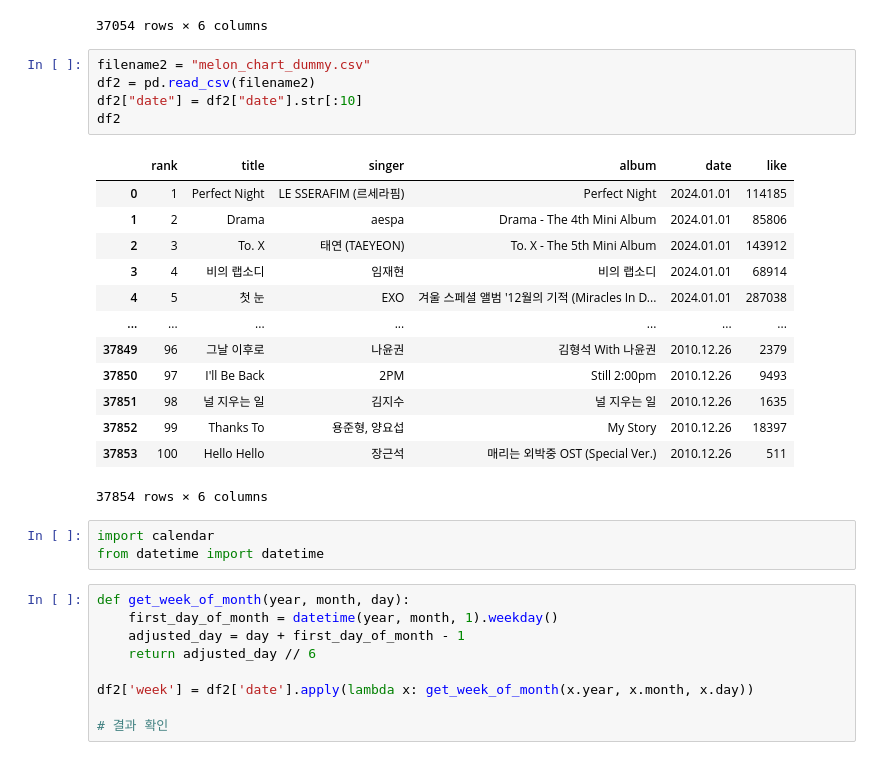
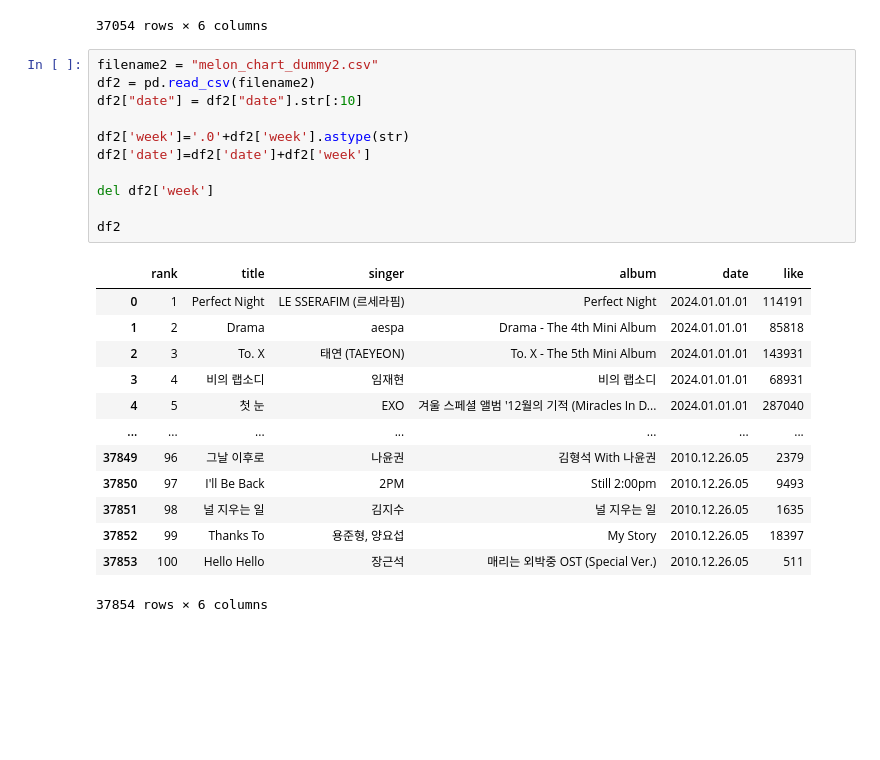
Before and after one commit to zjacom/Seasonal-songs, a Jupyter notebook: test_youngjun.ipynb, the cells around one changed output. Saved outputs shown, nothing was run; the diff lists cells and outputs as text; blank space fills up the shorter version.

```diff
--- a/test_youngjun.ipynb
+++ b/test_youngjun.ipynb
@@ -149,33 +149,27 @@ df
 | 37053 | 100 | Hello Hello | 장근석 | 매리는 외박중 OST (Special Ver.) | 2010.12.26.05 | 511 |
 37054 rows × 6 columns
 # %%
-filename2 = "melon_chart_dummy.csv"
+filename2 = "melon_chart_dummy2.csv"
 df2 = pd.read_csv(filename2)
 df2["date"] = df2["date"].str[:10]
+
+df2['week']='.0'+df2['week'].astype(str)
+df2['date']=df2['date']+df2['week']
+
+del df2['week']
+
 df2
 # %% [output]
 |  | rank | title | singer | album | date | like |
-| 0 | 1 | Perfect Night | LE SSERAFIM (르세라핌) | Perfect Night | 2024.01.01 | 114185 |
-| 1 | 2 | Drama | aespa | Drama - The 4th Mini Album | 2024.01.01 | 85806 |
-| 2 | 3 | To. X | 태연 (TAEYEON) | To. X - The 5th Mini Album | 2024.01.01 | 143912 |
-| 3 | 4 | 비의 랩소디 | 임재현 | 비의 랩소디 | 2024.01.01 | 68914 |
-| 4 | 5 | 첫 눈 | EXO | 겨울 스페셜 앨범 '12월의 기적 (Miracles In D... | 2024.01.01 | 287038 |
+| 0 | 1 | Perfect Night | LE SSERAFIM (르세라핌) | Perfect Night | 2024.01.01.01 | 114191 |
+| 1 | 2 | Drama | aespa | Drama - The 4th Mini Album | 2024.01.01.01 | 85818 |
+| 2 | 3 | To. X | 태연 (TAEYEON) | To. X - The 5th Mini Album | 2024.01.01.01 | 143931 |
+| 3 | 4 | 비의 랩소디 | 임재현 | 비의 랩소디 | 2024.01.01.01 | 68931 |
+| 4 | 5 | 첫 눈 | EXO | 겨울 스페셜 앨범 '12월의 기적 (Miracles In D... | 2024.01.01.01 | 287040 |
 | ... | ... | ... | ... | ... | ... | ... |
-| 37849 | 96 | 그날 이후로 | 나윤권 | 김형석 With 나윤권 | 2010.12.26 | 2379 |
-| 37850 | 97 | I'll Be Back | 2PM | Still 2:00pm | 2010.12.26 | 9493 |
-| 37851 | 98 | 널 지우는 일 | 김지수 | 널 지우는 일 | 2010.12.26 | 1635 |
-| 37852 | 99 | Thanks To | 용준형, 양요섭 | My Story | 2010.12.26 | 18397 |
-| 37853 | 100 | Hello Hello | 장근석 | 매리는 외박중 OST (Special Ver.) | 2010.12.26 | 511 |
+| 37849 | 96 | 그날 이후로 | 나윤권 | 김형석 With 나윤권 | 2010.12.26.05 | 2379 |
+| 37850 | 97 | I'll Be Back | 2PM | Still 2:00pm | 2010.12.26.05 | 9493 |
+| 37851 | 98 | 널 지우는 일 | 김지수 | 널 지우는 일 | 2010.12.26.05 | 1635 |
+| 37852 | 99 | Thanks To | 용준형, 양요섭 | My Story | 2010.12.26.05 | 18397 |
+| 37853 | 100 | Hello Hello | 장근석 | 매리는 외박중 OST (Special Ver.) | 2010.12.26.05 | 511 |
 37854 rows × 6 columns
-# %%
-import calendar
-from datetime import datetime
-# %%
-def get_week_of_month(year, month, day):
-    first_day_of_month = datetime(year, month, 1).weekday()
-    adjusted_day = day + first_day_of_month - 1
-    return adjusted_day // 6
-
-df2['week'] = df2['date'].apply(lambda x: get_week_of_month(x.year, x.month, x.day))
-
-# 결과 확인
```
Also changed, not shown: parts of 5 cells of this notebook, 1 other file.
